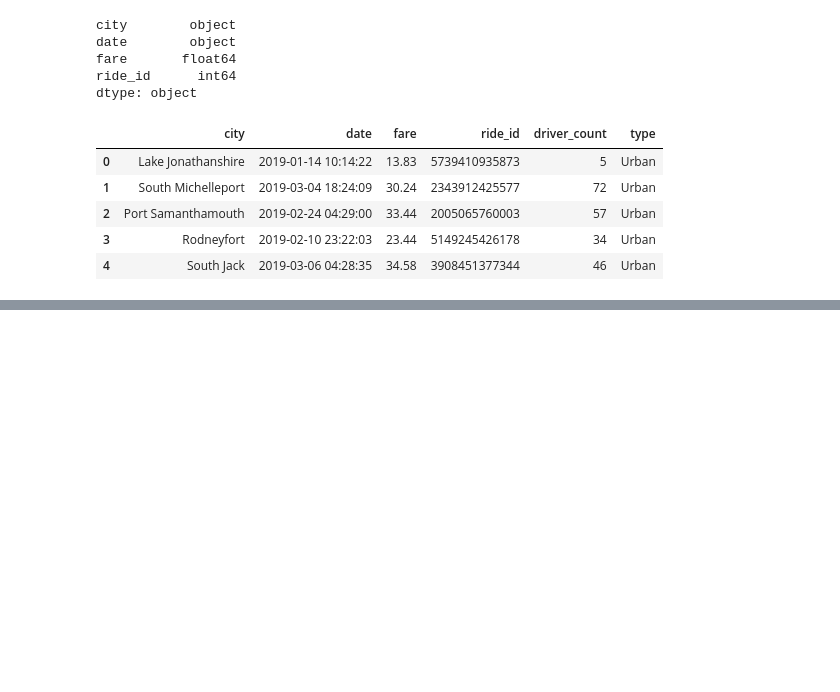
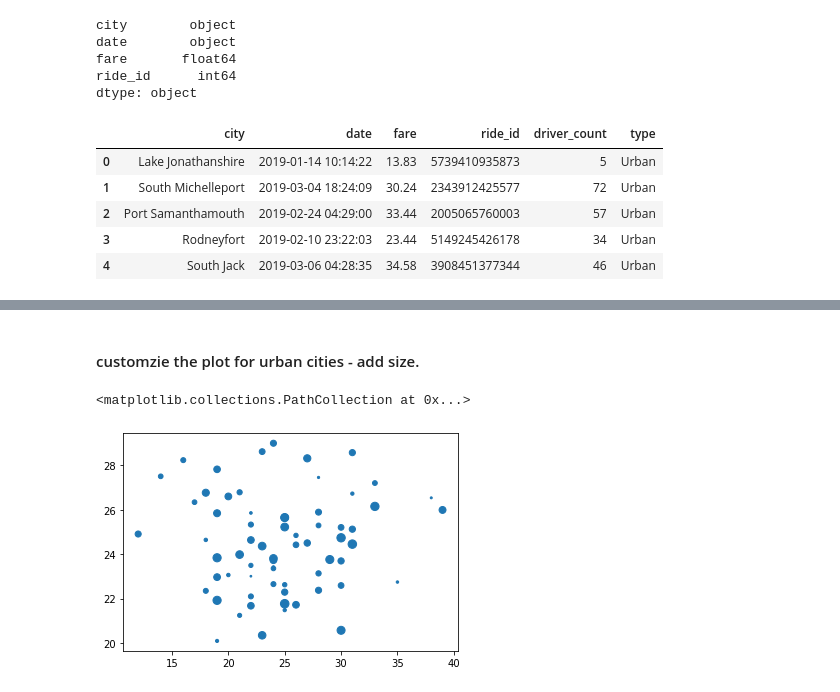
Before and after one commit to speddings/PyBer_analysis, a Jupyter notebook: PyBer.ipynb, the cells around one changed output, grey strips where cells are left out. Cells and saved outputs as stored; diff of their text form; code cells hidden in the pictures; blank space fills up the shorter version.

```diff
--- a/PyBer.ipynb
+++ b/PyBer.ipynb
@@ -129,0 +251,4 @@ pyber_data_df.head()
+# %%
+# new variable (name) = [use the city_type df].groupby (city) to get the .avg() of the [driver count]
+urban_driver_count = urban_cities_df.groupby(["city"]).mean()["driver_count"]
+urban_driver_count.head()
@@ -129,0 +295,10 @@ pyber_data_df.head()
+# %% [markdown]
+#### customzie the plot for urban cities - add size.
+# %%
+
+plt.scatter(urban_ride_count
+            , urban_avg_fare
+            , s=urban_driver_count) # set the size to driver count, making the markers dynamic
+# %% [output]
+<matplotlib.collections.PathCollection at 0x...>
+[figure, added]
```
Also changed, not shown: parts of 32 cells of this notebook.
